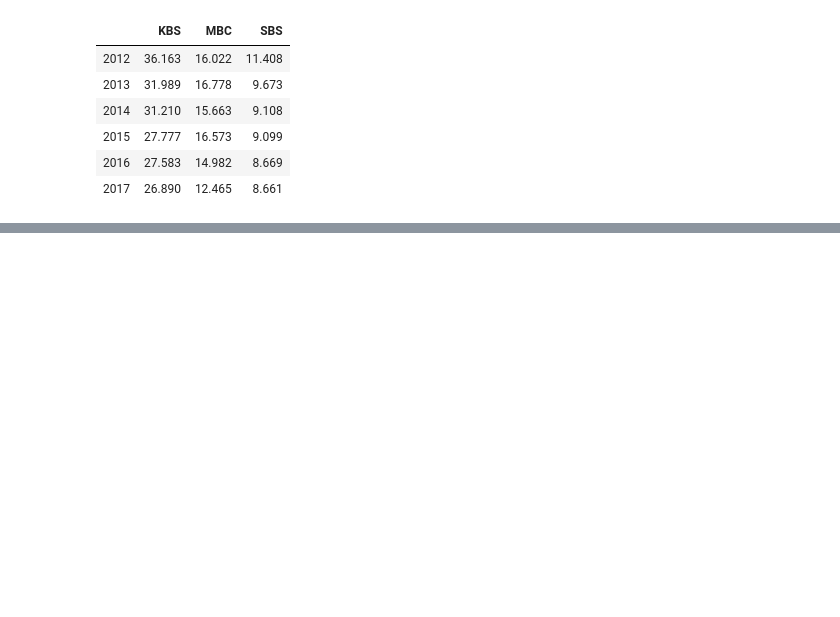
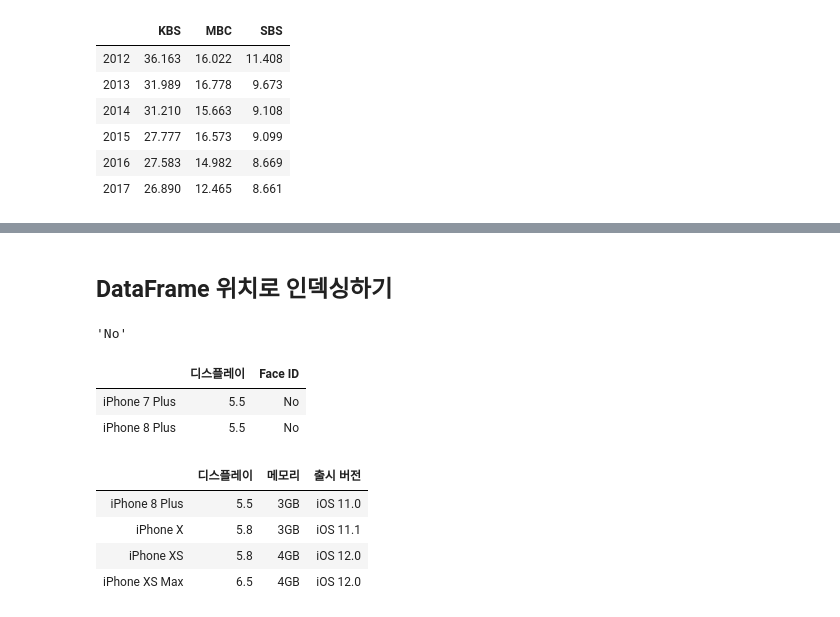
Before and after one commit to woodg1207/TIL, a Jupyter notebook: 99_home_doodle/datascience/02_pandas & 03_dataframe_indexing.ipynb, the cells around one changed output, grey strips where cells are left out. Saved outputs shown, nothing was run; the diff lists cells and outputs as text; code cells hidden in the pictures; blank space fills up the shorter version.

```diff
--- a/99_home_doodle/datascience/pandas.ipynb
+++ b/99_home_doodle/datascience/02_pandas & 03_dataframe_indexing.ipynb
@@ -367,0 +484,20 @@ df.loc[2012:,'KBS':'SBS']
+# %% [markdown]
+##  DataFrame 위치로 인덱싱하기
+# %%
+ip_df.iloc[2,4] ##2행 4열 의 값
+# %% [output]
+'No'
+# %%
+ip_df.iloc[[1, 3], [1, 4]] ## 1,3행 1,4열
+# %% [output]
+|  | 디스플레이 | Face ID |
+| iPhone 7 Plus | 5.5 | No |
+| iPhone 8 Plus | 5.5 | No |
+# %%
+ip_df.iloc[3:,1:4]
+# %% [output]
+|  | 디스플레이 | 메모리 | 출시 버전 |
+| iPhone 8 Plus | 5.5 | 3GB | iOS 11.0 |
+| iPhone X | 5.8 | 3GB | iOS 11.1 |
+| iPhone XS | 5.8 | 4GB | iOS 12.0 |
+| iPhone XS Max | 6.5 | 4GB | iOS 12.0 |
```
Also changed, not shown: parts of 17 cells of this notebook, 6 other files.
